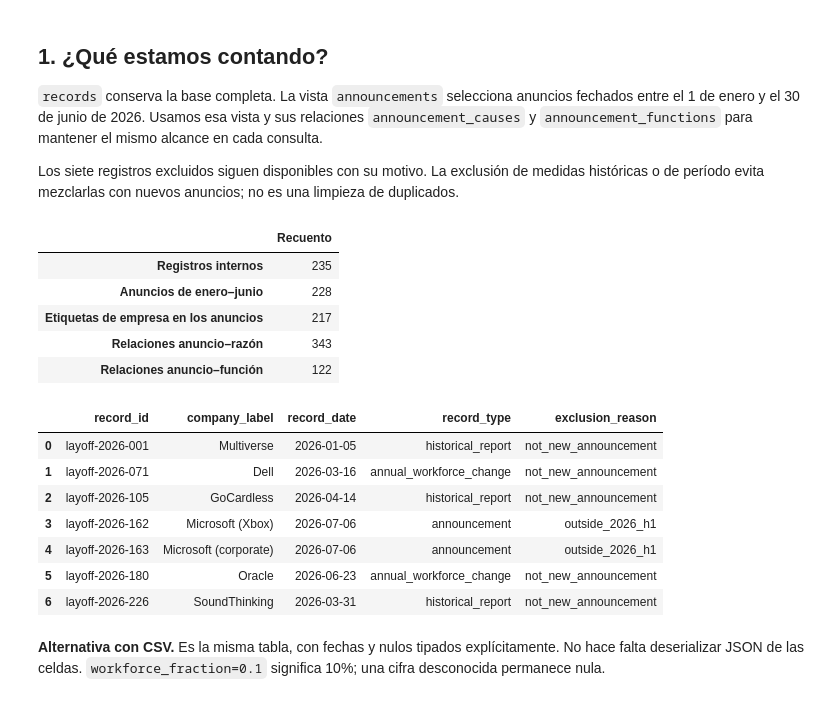
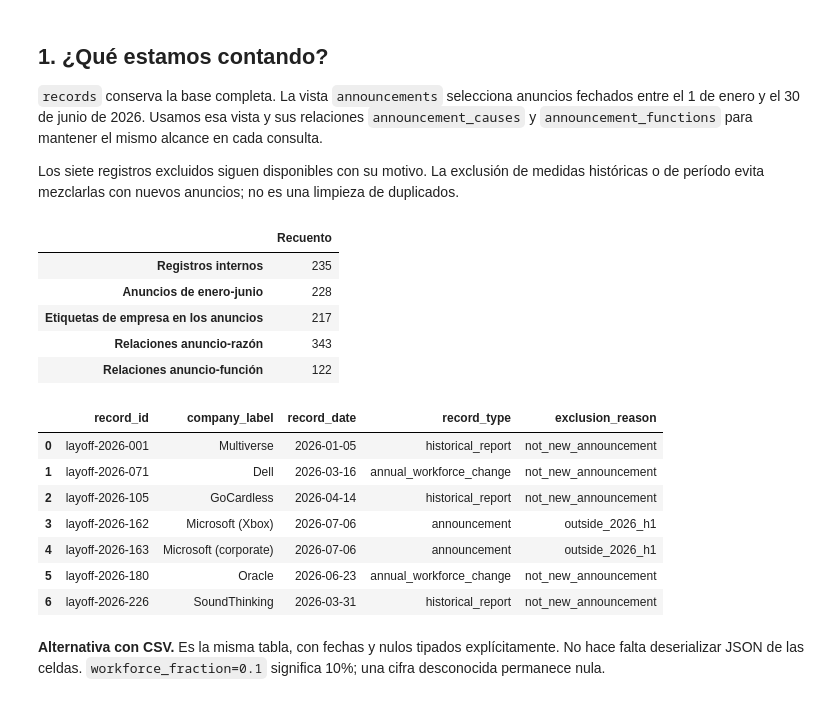
Before and after one commit to muZk/layoffs, a Jupyter notebook: notebooks/explorar_despidos.ipynb, the cells around one changed output. Cells and saved outputs as stored; diff of their text form; code cells hidden in the pictures.

```diff
--- a/notebooks/explorar_despidos.ipynb
+++ b/notebooks/explorar_despidos.ipynb
@@ -58,28 +63,28 @@ Los siete registros excluidos siguen disponibles con su motivo. La exclusión de
 # %%
 announcements = sql("SELECT * FROM announcements")
 reasons = sql("SELECT * FROM announcement_causes")
 functions = sql("SELECT * FROM announcement_functions")
 causes = sql("SELECT * FROM causes")
 announcements["record_date"] = pd.to_datetime(announcements["record_date"])
 announcements["laid_off"] = announcements["laid_off"].astype("Int64")
 announcements["has_ai_reason"] = announcements["has_ai_reason"].astype(bool)
 
 scope = pd.Series({
     "Registros internos": int(sql("SELECT COUNT(*) AS n FROM records").iloc[0, 0]),
-    "Anuncios de enero–junio": len(announcements),
+    "Anuncios de enero-junio": len(announcements),
     "Etiquetas de empresa en los anuncios": announcements.company_id.nunique(),
-    "Relaciones anuncio–razón": len(reasons),
-    "Relaciones anuncio–función": len(functions),
+    "Relaciones anuncio-razón": len(reasons),
+    "Relaciones anuncio-función": len(functions),
 }, name="Recuento")
 display(scope.to_frame())
 display(sql("SELECT * FROM excluded_records"))
 # %% [output]
 |  | Recuento |
 | Registros internos | 235 |
-| Anuncios de enero–junio | 228 |
+| Anuncios de enero-junio | 228 |
 | Etiquetas de empresa en los anuncios | 217 |
-| Relaciones anuncio–razón | 343 |
-| Relaciones anuncio–función | 122 |
+| Relaciones anuncio-razón | 343 |
+| Relaciones anuncio-función | 122 |
 |  | record_id | company_label | record_date | record_type | exclusion_reason |
 | 0 | layoff-2026-001 | Multiverse | 2026-01-05 | historical_report | not_new_announcement |
 | 1 | layoff-2026-071 | Dell | 2026-03-16 | annual_workforce_change | not_new_announcement |
```
Also changed, not shown: parts of 9 cells of this notebook, 5 other files.
